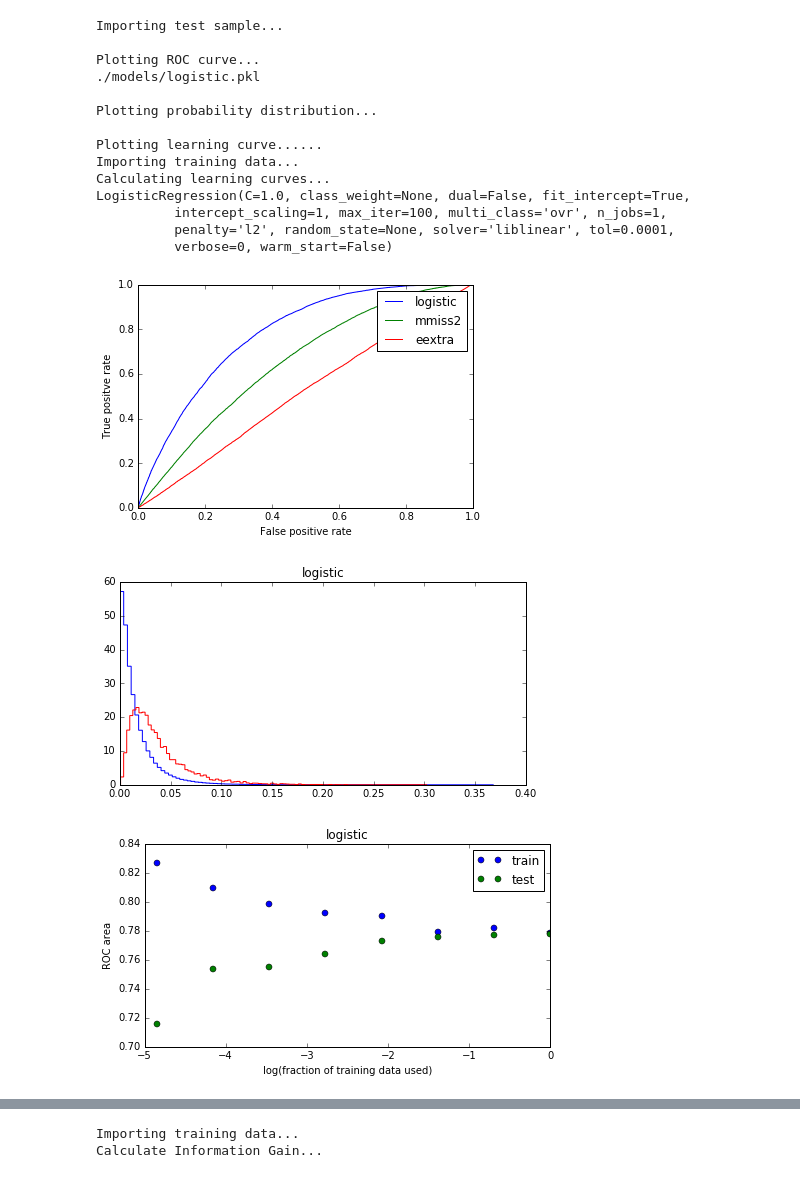
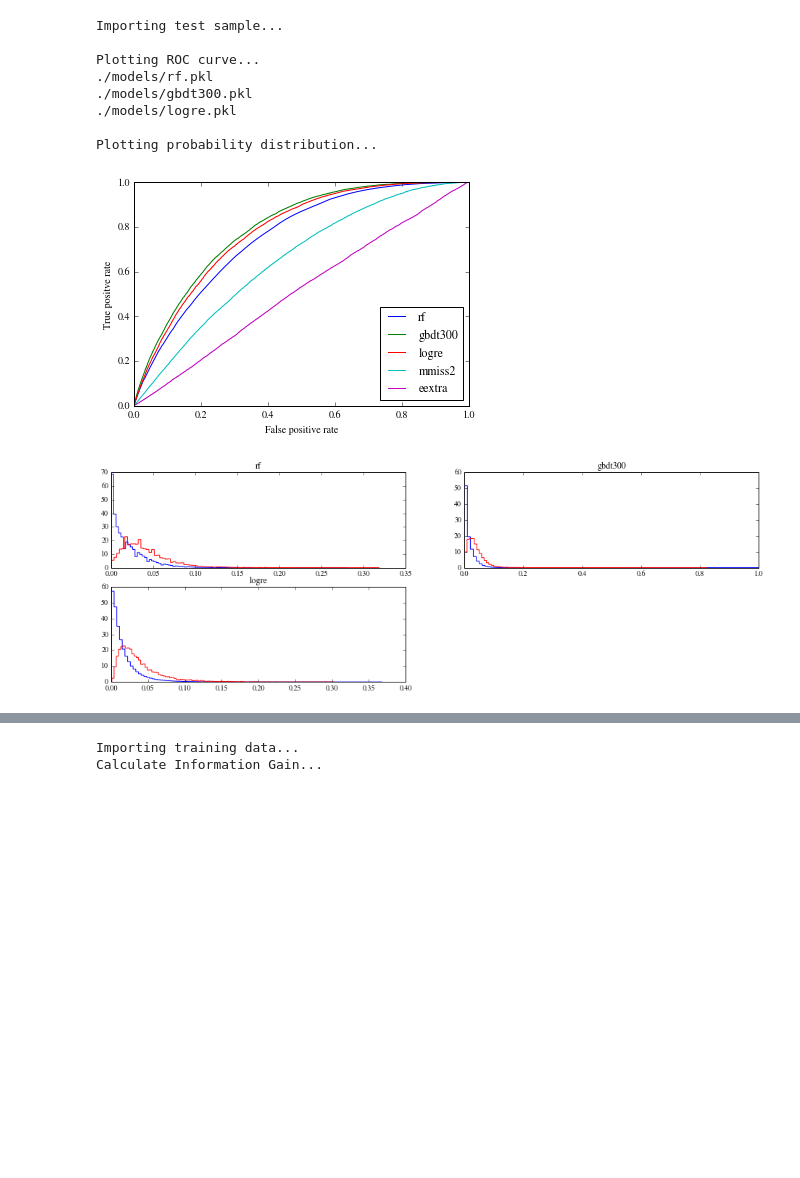
Before and after one commit to dchao34/bdtaunu_machine_learning, a Jupyter notebook: signal_detector/additive_models/presentation.ipynb, the cells around one changed output, grey strips where cells are left out. Drawn from its saved outputs; the diff is of its cells as text; code cells hidden in the pictures; blank space fills up the shorter version.

```diff
--- a/signal_detector/additive_models/presentation.ipynb
+++ b/signal_detector/additive_models/presentation.ipynb
@@ -16,8 +18,6 @@ from sklearn.metrics import mutual_info_score
 from scipy.stats import pearsonr
 from matplotlib.backends.backend_pdf import PdfPages
 # %%
-%matplotlib inline
-
 print 'Importing test sample... '
 adapter = LearningDataAdapter(for_learning=True)
 adapter.adapt_file('data/validate.csv')
@@ -68,7 +68,7 @@ y_score = -X_num[:,6]
 fpr,tpr,thresholds = roc_curve(pred_y, y_score, sample_weight=pred_w)
 plt.plot(fpr,tpr,label='eextra')
 
-plt.legend()
+plt.legend(loc=4)
 pp = PdfPages('roc.pdf')
 pp.savefig()
 pp.close()
@@ -78,78 +78,35 @@ print
 print 'Plotting probability distribution...'
 plt.figure(2,figsize=(16,8))
 number_of_models = len(model_list)
 count = 0
 for model in model_list:
     if model not in ['./models/encoder.pkl','./models/scaler.pkl','./models/imputer.pkl']:
         count = count + 1
         rf = joblib.load(model)
         evaluator = ModelEvaluator(
         imputer=imp, scaler=scaler,
         encoder=enc, model=rf
         )
 
         prob1 = evaluator.predict_proba(X_num, X_cat)[:,1]
         signal = prob1[pred_y==1]
         background = prob1[pred_y==0]
         plt.subplot(len(model_list)/2, 2, count)
         plt.hist(background,color='b',bins=100,normed='true',histtype='step')
         plt.hist(signal,color='r',bins=100,normed='true',histtype='step')
         plt.title(model[9:-4])
 pp = PdfPages('density_plot.pdf')
 pp.savefig()
 pp.close()
 print
-
-
-
-print 'Plotting learning curve......'
-plt.figure(3,figsize=(16,8))
-print 'Importing training data...'
-adapter.adapt_file('data/train.csv')
-X_num, X_cat = adapter.X_num, adapter.X_cat
-evaluator = ModelEvaluator(
-imputer=imp, scaler=scaler,
-encoder=enc)
-train_w, train_y = adapter.w, adapter.y
-train_x = evaluator.preprocess(X_num,X_cat)
-
-print 'Calculating learning curves...'
-number_of_models = len(model_list)
-count = 0
-for model in model_list:
-#for model in ['./models/logre.pkl']:
-    if model not in ['./models/encoder.pkl','./models/scaler.pkl','./models/imputer.pkl']:
-        count = count + 1
-        plt.subplot(len(model_list)/2, 2, count)
-        rf = joblib.load(model)
-        print rf
-        lcr = learning_curve(train_x,train_y,train_w,pred_x,pred_y,pred_w,rf)
-        train_size, train_list, test_list = lcr.learning_curve()
-        plt.plot(np.log(train_size),train_list,'o',label='train')
-        plt.plot(np.log(train_size),test_list,'o',label='test')
-        plt.xlabel('log(fraction of training data used)')
-        plt.ylabel('ROC area')
-        plt.title(model[9:-4])
-
-plt.legend()
-pp = PdfPages('learning_curve.pdf')
-pp.savefig()
-pp.close()
 # %% [output]
 Importing test sample...
 
 Plotting ROC curve...
-./models/logistic.pkl
+./models/rf.pkl
+./models/gbdt300.pkl
+./models/logre.pkl
 
 Plotting probability distribution...
-
-Plotting learning curve......
-Importing training data...
-Calculating learning curves...
-LogisticRegression(C=1.0, class_weight=None, dual=False, fit_intercept=True,
-          intercept_scaling=1, max_iter=100, multi_class='ovr', n_jobs=1,
-          penalty='l2', random_state=None, solver='liblinear', tol=0.0001,
-          verbose=0, warm_start=False)
-[figure, old version]
+[figure, new version]
-[figure, old version]
+[figure, new version]
-[figure, removed]
```
Also changed, not shown: parts of 3 cells of this notebook, 3 other files.
